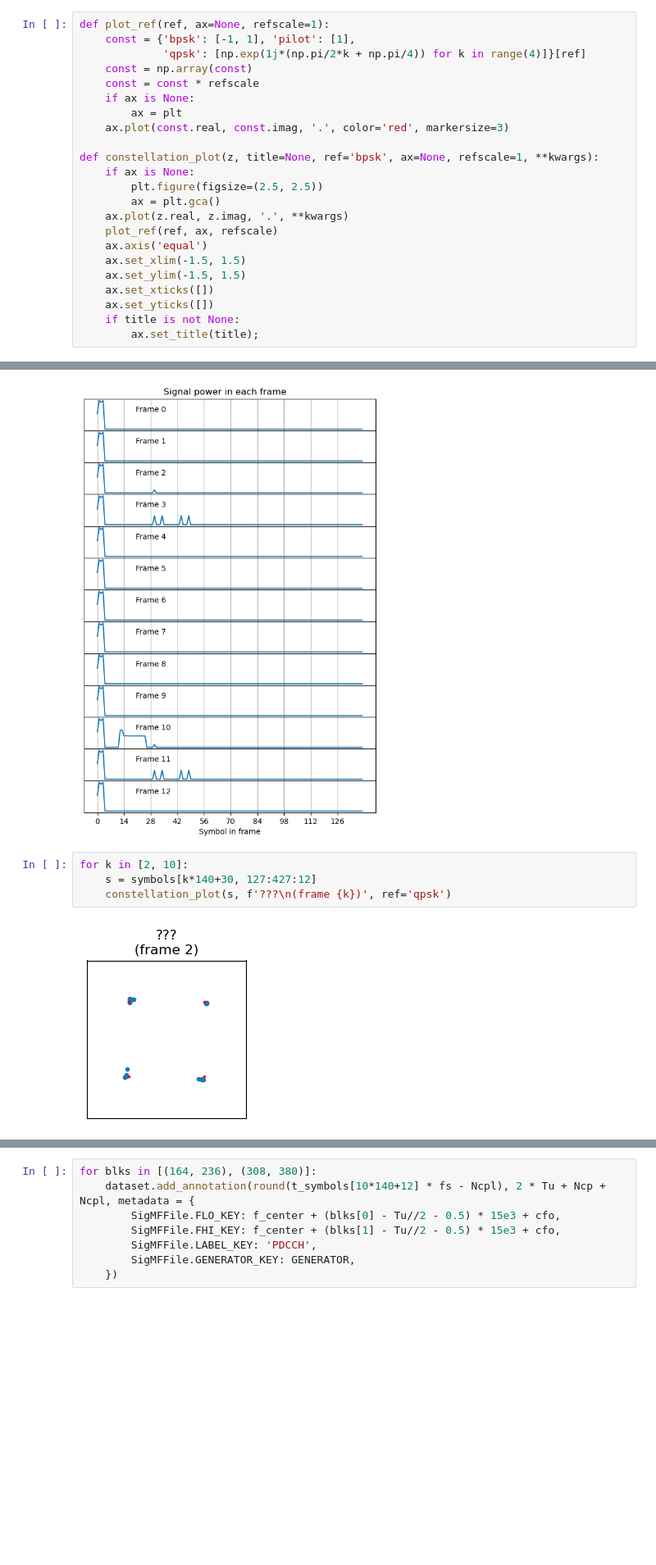
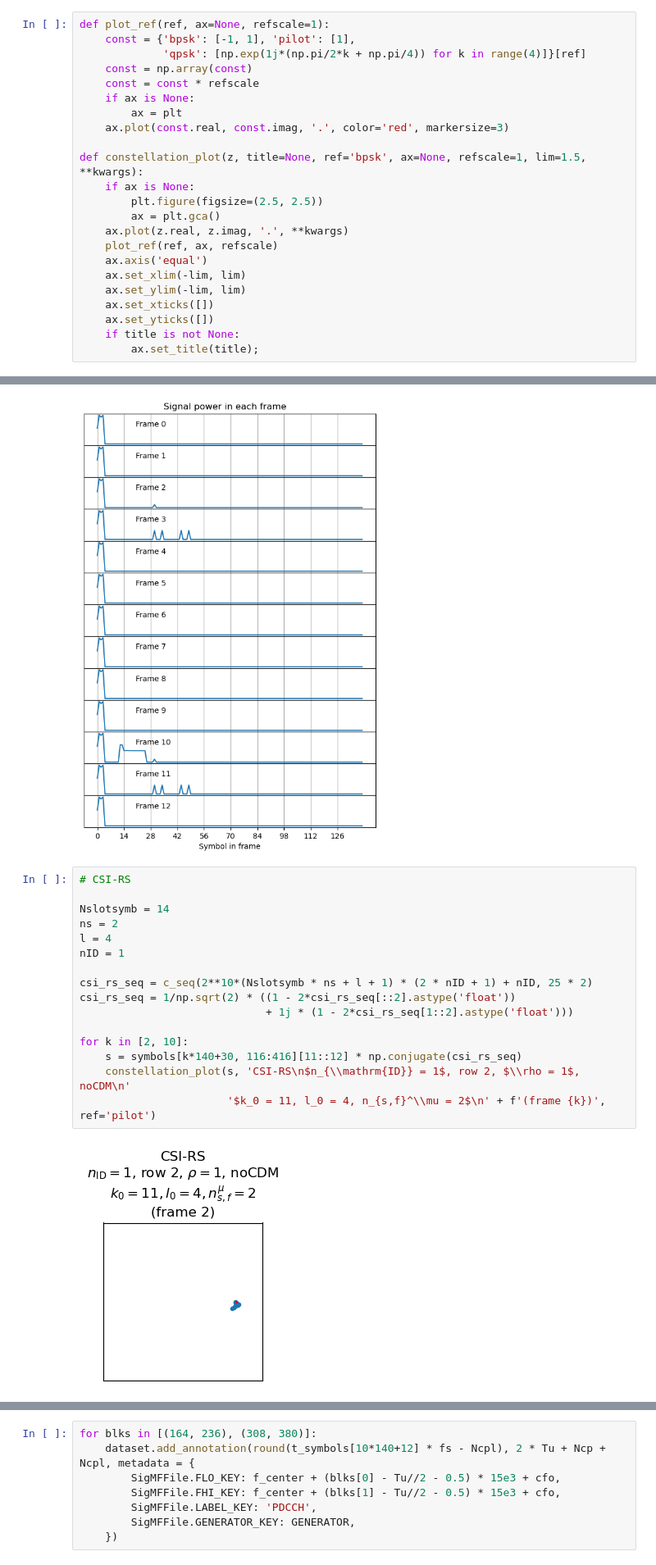
Before and after one commit to daniestevez/jupyter_notebooks, a Jupyter notebook: 5G/5G NR downlink.ipynb, the cells around one changed output, grey strips where cells are left out. Shown at 82% size. Saved outputs shown, nothing was run; the diff lists cells and outputs as text; blank space fills up the shorter version.

```diff
--- a/5G/5G NR downlink.ipynb
+++ b/5G/5G NR downlink.ipynb
@@ -68,15 +68,15 @@ def plot_ref(ref, ax=None, refscale=1):
         ax = plt
     ax.plot(const.real, const.imag, '.', color='red', markersize=3)
 
-def constellation_plot(z, title=None, ref='bpsk', ax=None, refscale=1, **kwargs):
+def constellation_plot(z, title=None, ref='bpsk', ax=None, refscale=1, lim=1.5, **kwargs):
     if ax is None:
         plt.figure(figsize=(2.5, 2.5))
         ax = plt.gca()
     ax.plot(z.real, z.imag, '.', **kwargs)
     plot_ref(ref, ax, refscale)
     ax.axis('equal')
-    ax.set_xlim(-1.5, 1.5)
-    ax.set_ylim(-1.5, 1.5)
+    ax.set_xlim(-lim, lim)
+    ax.set_ylim(-lim, lim)
     ax.set_xticks([])
     ax.set_yticks([])
     if title is not None:
@@ -412,8 +412,20 @@ axs[-1].set_xlabel('Symbol in frame');
 # %% [output]
 [figure]
 # %%
+# CSI-RS
+
+Nslotsymb = 14
+ns = 2
+l = 4
+nID = 1
+
+csi_rs_seq = c_seq(2**10*(Nslotsymb * ns + l + 1) * (2 * nID + 1) + nID, 25 * 2)
+csi_rs_seq = 1/np.sqrt(2) * ((1 - 2*csi_rs_seq[::2].astype('float'))
+                             + 1j * (1 - 2*csi_rs_seq[1::2].astype('float')))
+
 for k in [2, 10]:
-    s = symbols[k*140+30, 127:427:12]
-    constellation_plot(s, f'???\n(frame {k})', ref='qpsk')
+    s = symbols[k*140+30, 116:416][11::12] * np.conjugate(csi_rs_seq)
+    constellation_plot(s, 'CSI-RS\n$n_{\\mathrm{ID}} = 1$, row 2, $\\rho = 1$, noCDM\n'
+                       '$k_0 = 11, l_0 = 4, n_{s,f}^\\mu = 2$\n' + f'(frame {k})', ref='pilot')
 # %% [output]
-[figure, old version]
+[figure, new version]
```
Also changed, not shown: parts of 6 cells of this notebook, 1 other file.
